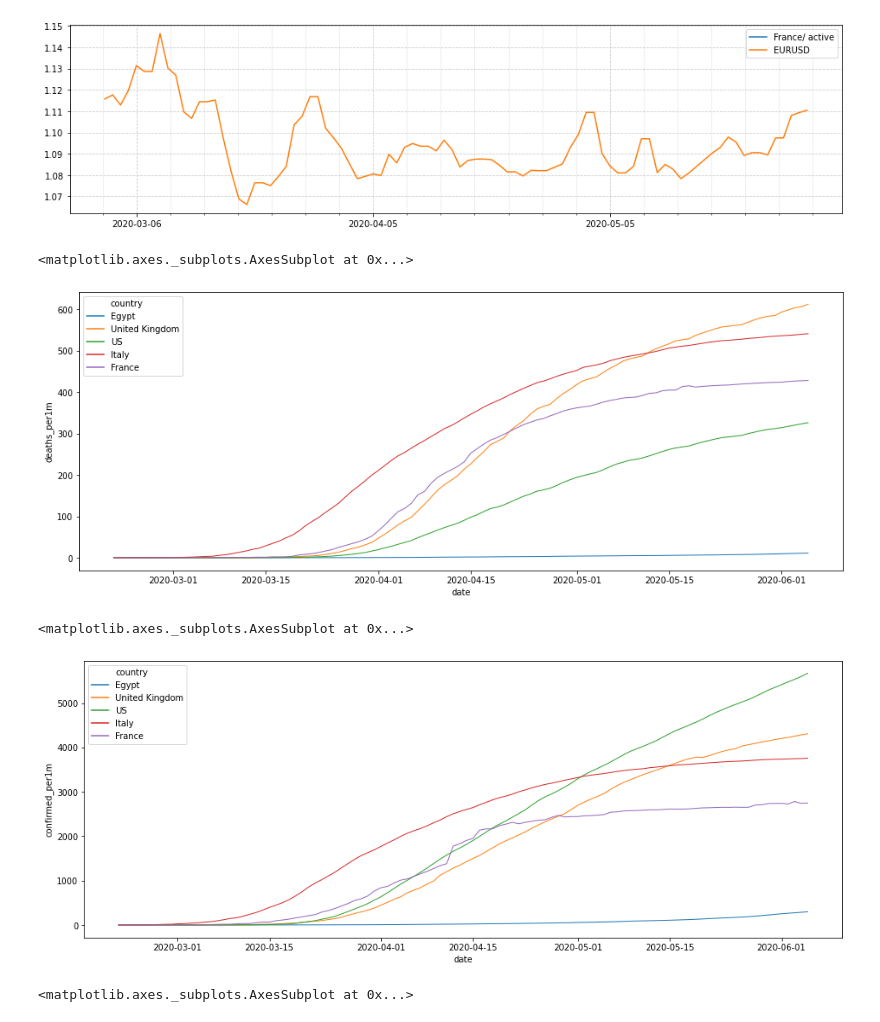
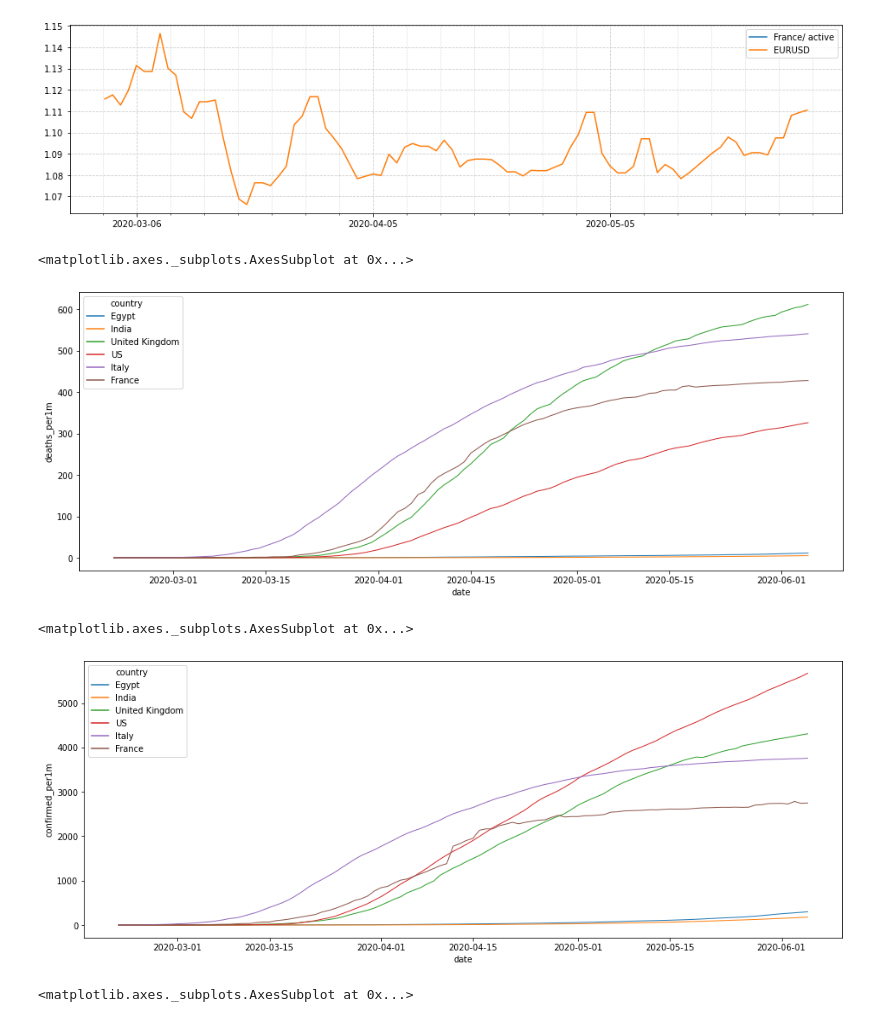
Before and after one commit to mahpatil/python-notebooks, a Jupyter notebook: covid19-bigquery/bigquery_countries_detailed.ipynb, the cells around one changed output. Saved outputs shown, nothing was run; the diff lists cells and outputs as text; code cells hidden in the pictures.

```diff
--- a/covid19-bigquery/bigquery_countries_detailed.ipynb
+++ b/covid19-bigquery/bigquery_countries_detailed.ipynb
@@ -70,19 +70,19 @@ plot_covid_forex(covid19.df_cumulative, df_exchange_rates, 'EURUSD', 'France', '
 # %%
 plt.figure(figsize=(16, 6))
 sns.lineplot(x="date", y="deaths_per1m", hue="country",
                   estimator=None, lw=1,
-                  data=covid19.df_cumulative.query("country in ('US', 'United Kingdom', 'France', 'Italy', 'Egypt') "))
+                  data=covid19.df_cumulative.query("country in ('US', 'United Kingdom', 'France', 'Italy', 'Egypt', 'India') "))
 # %% [output]
 <matplotlib.axes._subplots.AxesSubplot at 0x...>
-[figure, old version]
+[figure, new version]
 # %%
 plt.figure(figsize=(16, 6))
 sns.lineplot(x="date", y="confirmed_per1m", hue="country",
                   estimator=None, lw=1,
-                  data=covid19.df_cumulative.query("country in ('US', 'United Kingdom', 'France', 'Italy', 'Egypt') "))
+                  data=covid19.df_cumulative.query("country in ('US', 'United Kingdom', 'France', 'Italy', 'Egypt', 'India') "))
 # %% [output]
 <matplotlib.axes._subplots.AxesSubplot at 0x...>
-[figure, old version]
+[figure, new version]
 # %%
 plt.figure(figsize=(16, 6))
 sns.lineplot(x="date", y="New deaths", hue="country",
```
Also changed, not shown: 1 other file.
